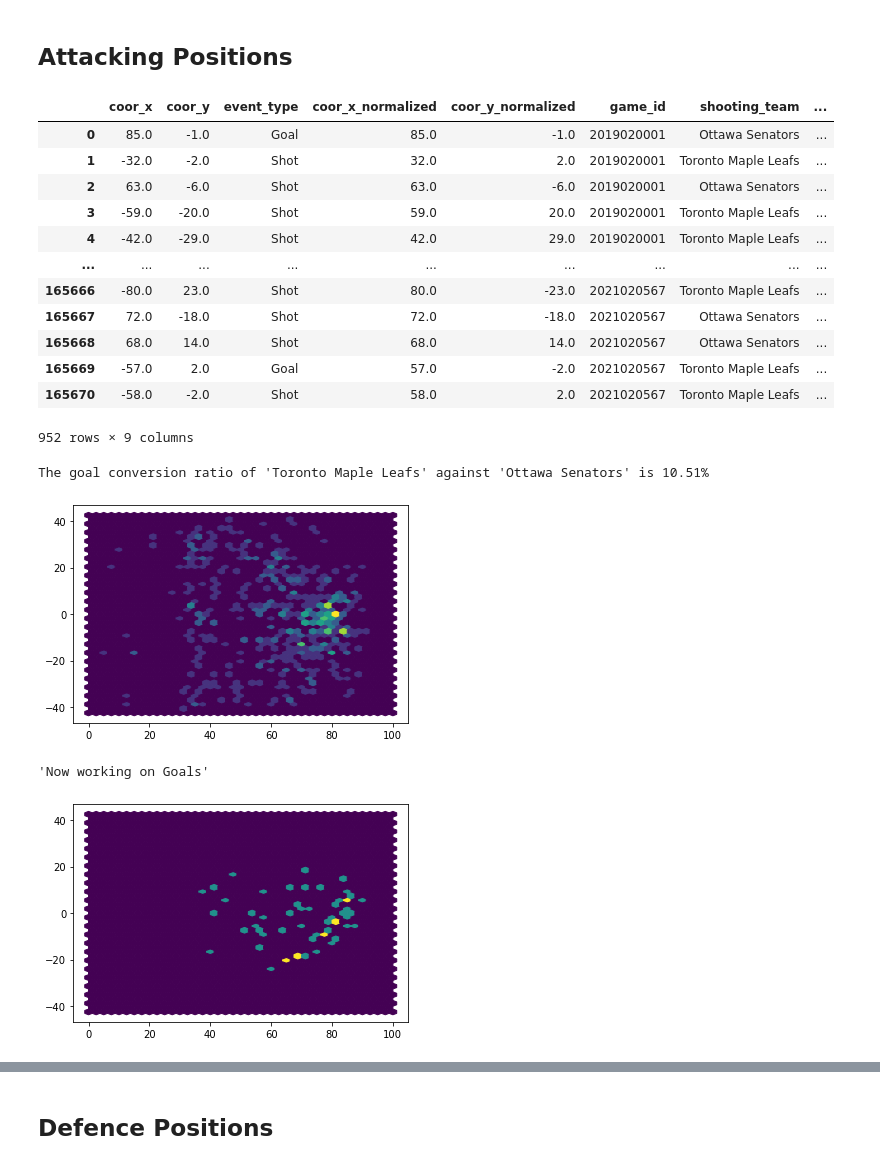
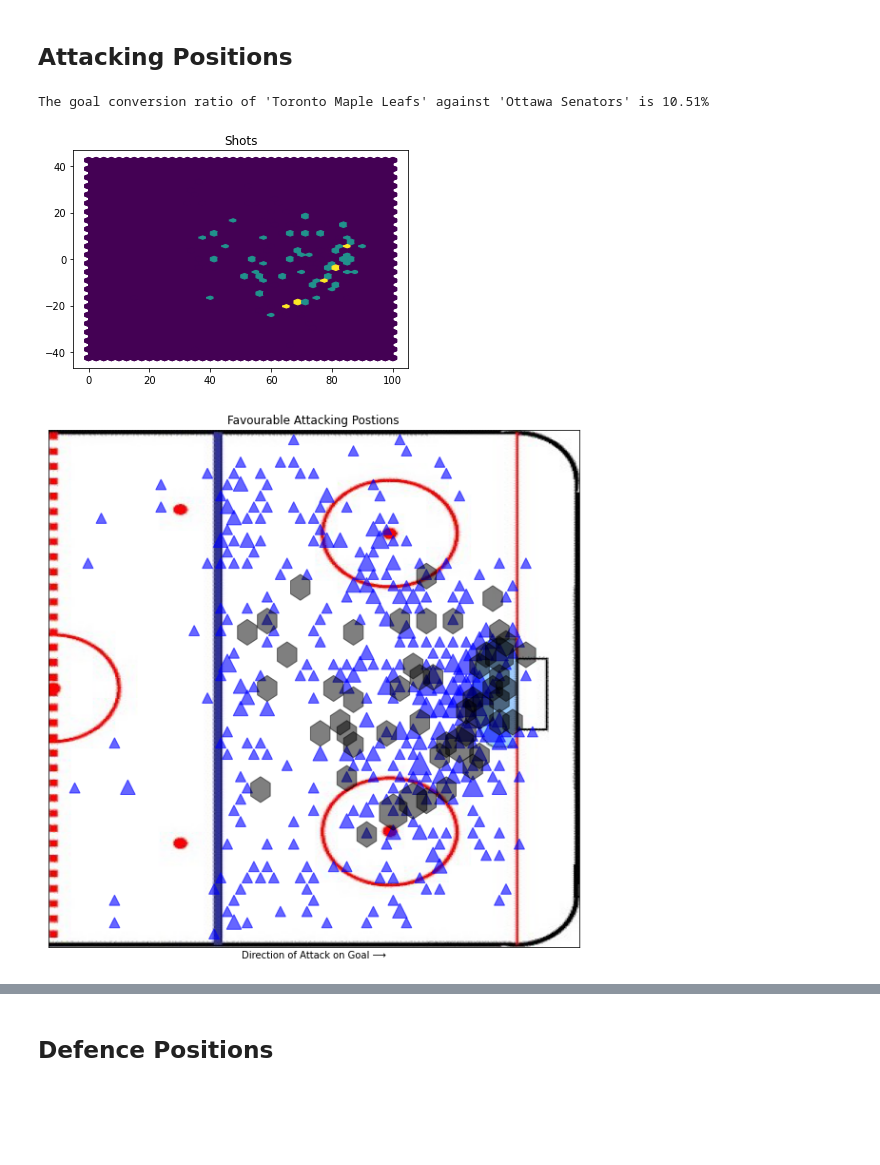
Before and after one commit to aadityapanchal/NHL-Analytics, a Jupyter notebook: NHL-Shots-Data-Analysis.ipynb, the cells around one changed output, grey strips where cells are left out. Saved outputs shown, nothing was run; the diff lists cells and outputs as text; code cells hidden in the pictures; blank space fills up the shorter version.

```diff
--- a/NHL-Shots-Data-Analysis.ipynb
+++ b/NHL-Shots-Data-Analysis.ipynb
@@ -36,7 +42,7 @@ def display_dataset(team_a, team_b, shot_goals_dataframe):
                  (shot_goals_dataframe['shot_goal_defending_team'] == team_b)) | ((shot_goals_dataframe['shooting_team'] == team_b) &
                 (shot_goals_dataframe['shot_goal_defending_team'] == team_a))
     filtered_dataframe = shot_goals_dataframe[condition]
-    display(filtered_dataframe)
+    filtered_dataframe.head()
     return filtered_dataframe
 
 def calculate_goal_conversion_ratio(team_a, team_b, filtered_dataframe):
@@ -53,30 +59,31 @@ def calculate_goal_conversion_ratio(team_a, team_b, filtered_dataframe):
 
 def plot_hexbin_shots_goals(shots_from_filtered_dataframe, goals_from_filtered_dataframe):
     rink_size = [0, 100.0, -42.5, 42.5]
-    #plotting shots
-    shots_x_coordinates = shots_from_filtered_dataframe['coor_x_normalized'].to_numpy()
-    shots_y_coordinates = shots_from_filtered_dataframe['coor_y_normalized'].to_numpy()
+    if shots_from_filtered_dataframe is not None:
+        #plotting shots
+        shots_x_coordinates = shots_from_filtered_dataframe['coor_x_normalized'].to_numpy()
+        shots_y_coordinates = shots_from_filtered_dataframe['coor_y_normalized'].to_numpy()
+        #creating a hexbin plot to find the density of the attempted shots
+        shots_hexbin_plot =  plt.hexbin(shots_x_coordinates, shots_y_coordinates, gridsize=40, extent=rink_size)
+        #finding the centres of each hexbin
+        shots_hexbin_offsets = shots_hexbin_plot.get_offsets();
+        #finding the values of the hexagons
+        shots_hexbin_values = shots_hexbin_plot.get_array();
+        plt.title("Shots")
 
-
-    #creating a hexbin plot to find the density of the attempted shots
-    shots_hexbin_plot =  plt.hexbin(shots_x_coordinates, shots_y_coordinates, gridsize=40, extent=rink_size)
-    #finding the centres of each hexbin
-    shots_hexbin_offsets = shots_hexbin_plot.get_offsets();
-    #finding the values of the hexagons
-    shots_hexbin_values = shots_hexbin_plot.get_array();
-    plt.show()
-    display("Now working on Goals")
     #plotting goals
     goals_x_coordinates = goals_from_filtered_dataframe['coor_x_normalized'].to_numpy()
-#     display(len(goals_x_coordinates))
-#     display(len(shots_x_coordinates))
     goals_y_coordinates = goals_from_filtered_dataframe['coor_y_normalized'].to_numpy()
     goals_hexbin_plot =  plt.hexbin(goals_x_coordinates, goals_y_coordinates, gridsize=40, extent=rink_size)
     goals_hexbin_offsets = goals_hexbin_plot.get_offsets()
     goals_hexbin_values = goals_hexbin_plot.get_array();
-    return (shots_hexbin_offsets, shots_hexbin_values, goals_hexbin_offsets, goals_hexbin_values)
+    plt.show()
+    if shots_from_filtered_dataframe is not None:
+        return (shots_hexbin_offsets, shots_hexbin_values, goals_hexbin_offsets, goals_hexbin_values)
+    else:
+        return (goals_hexbin_offsets, goals_hexbin_values)
 
-def plot_shots_goals_on_rink(shots_hexbin_offsets, shots_hexbin_values, goals_hexbin_offsets, goals_hexbin_values, plot_shots = True):
+def plot_shots_goals_on_rink(shots_hexbin_offsets, shots_hexbin_values, goals_hexbin_offsets, goals_hexbin_values, plot_title, plot_shots = True):
     figure = plt.figure(figsize = (10,10))
     figure_subplot = figure.add_subplot(111)
     figure_subplot.set_ylim(ymin = -42.5, ymax = 42.5)
@@ -103,35 +110,26 @@ def plot_shots_goals_on_rink(shots_hexbin_offsets, shots_hexbin_values, goals_he
         goal_hexagon = RegularPolygon((vertex[0], vertex[1]), numVertices = 6, radius = hex_radius,
                         orientation = np.radians(0), alpha = 0.5, edgecolor = 'Black', color = 'Black')
         figure_subplot.add_patch(goal_hexagon)
+    plt.title(plot_title)
+    plt.xlabel("Direction of Attack on Goal ⟶")
+    plt.xticks([])
+    plt.yticks([])
+    plt.show()
 # %% [markdown]
 ## Attacking Positions
 # %%
 team_a = "Toronto Maple Leafs"
 team_b = "Ottawa Senators"
 
 filtered_dataframe = display_dataset(team_a, team_b, shot_goals_dataframe_from_json)
 shots_from_filtered_dataframe, goals_from_filtered_dataframe = calculate_goal_conversion_ratio(team_a, \
                                                                                                team_b, \
                                                                                                filtered_dataframe)
 
 shots_hexbin_offsets, shots_hexbin_values, goals_hexbin_offsets, goals_hexbin_values = plot_hexbin_shots_goals(shots_from_filtered_dataframe, \
                                                                                                                goals_from_filtered_dataframe)
-plot_shots_goals_on_rink(shots_hexbin_offsets, shots_hexbin_values, goals_hexbin_offsets, goals_hexbin_values)
+plot_shots_goals_on_rink(shots_hexbin_offsets, shots_hexbin_values, goals_hexbin_offsets, goals_hexbin_values, "Favourable Attacking Postions")
 # %% [output]
-|  | coor_x | coor_y | event_type | coor_x_normalized | coor_y_normalized | game_id | shooting_team | ... |
-| 0 | 85.0 | -1.0 | Goal | 85.0 | -1.0 | 2019020001 | Ottawa Senators | ... |
-| 1 | -32.0 | -2.0 | Shot | 32.0 | 2.0 | 2019020001 | Toronto Maple Leafs | ... |
-| 2 | 63.0 | -6.0 | Shot | 63.0 | -6.0 | 2019020001 | Ottawa Senators | ... |
-| 3 | -59.0 | -20.0 | Shot | 59.0 | 20.0 | 2019020001 | Toronto Maple Leafs | ... |
-| 4 | -42.0 | -29.0 | Shot | 42.0 | 29.0 | 2019020001 | Toronto Maple Leafs | ... |
-| ... | ... | ... | ... | ... | ... | ... | ... | ... |
-| 165666 | -80.0 | 23.0 | Shot | 80.0 | -23.0 | 2021020567 | Toronto Maple Leafs | ... |
-| 165667 | 72.0 | -18.0 | Shot | 72.0 | -18.0 | 2021020567 | Ottawa Senators | ... |
-| 165668 | 68.0 | 14.0 | Shot | 68.0 | 14.0 | 2021020567 | Ottawa Senators | ... |
-| 165669 | -57.0 | 2.0 | Goal | 57.0 | -2.0 | 2021020567 | Toronto Maple Leafs | ... |
-| 165670 | -58.0 | -2.0 | Shot | 58.0 | 2.0 | 2021020567 | Toronto Maple Leafs | ... |
-952 rows × 9 columns
+The goal conversion ratio of 'Toronto Maple Leafs' against 'Ottawa Senators' is 10.51%
-The goal conversion ratio of 'Toronto Maple Leafs' against 'Ottawa Senators' is 10.51%
-[figure, old version]
+[figure, new version]
-'Now working on Goals'
-[figure, old version]
+[figure, new version]
```
Also changed, not shown: parts of 12 cells of this notebook, 8 other files.
